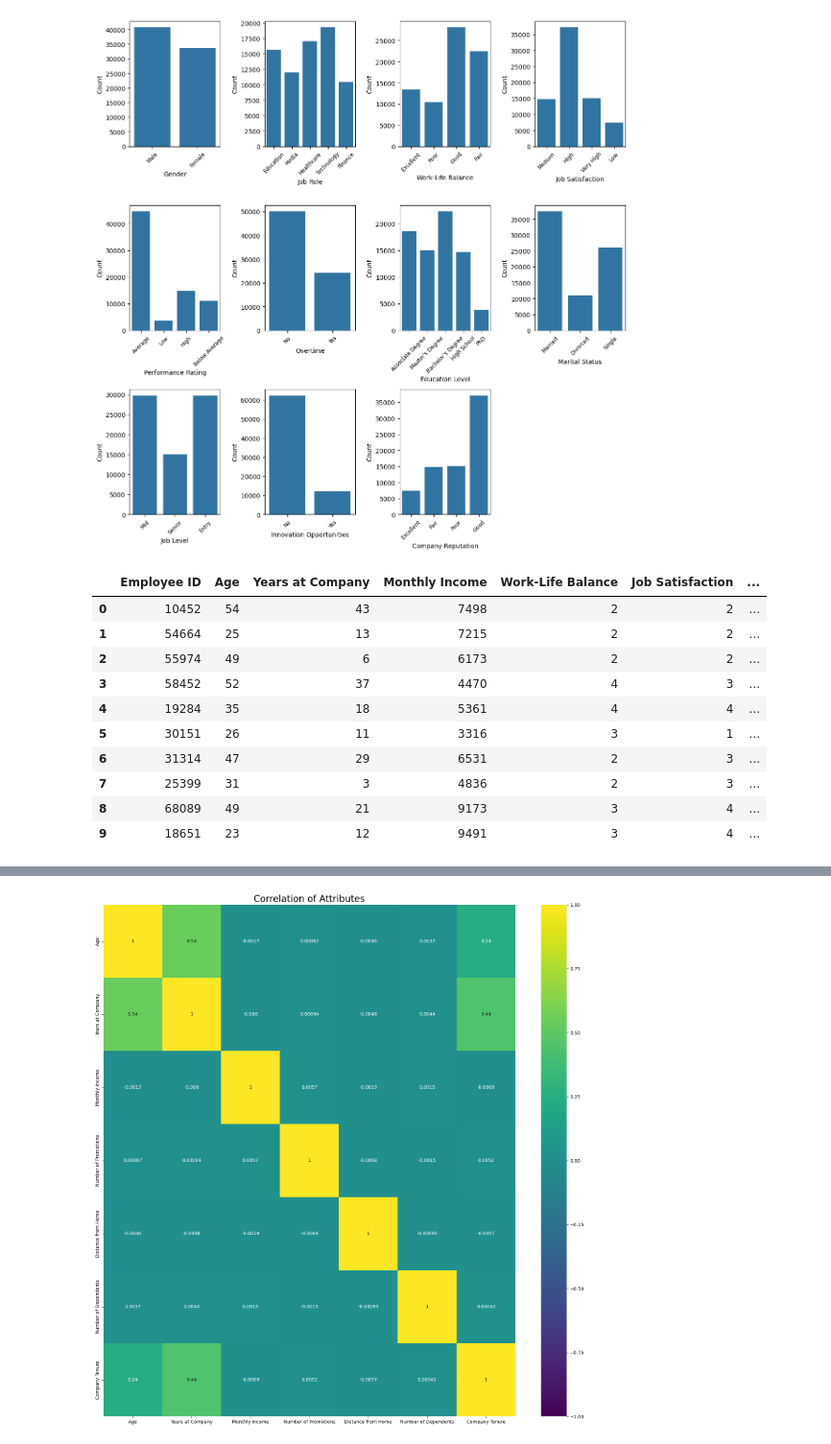
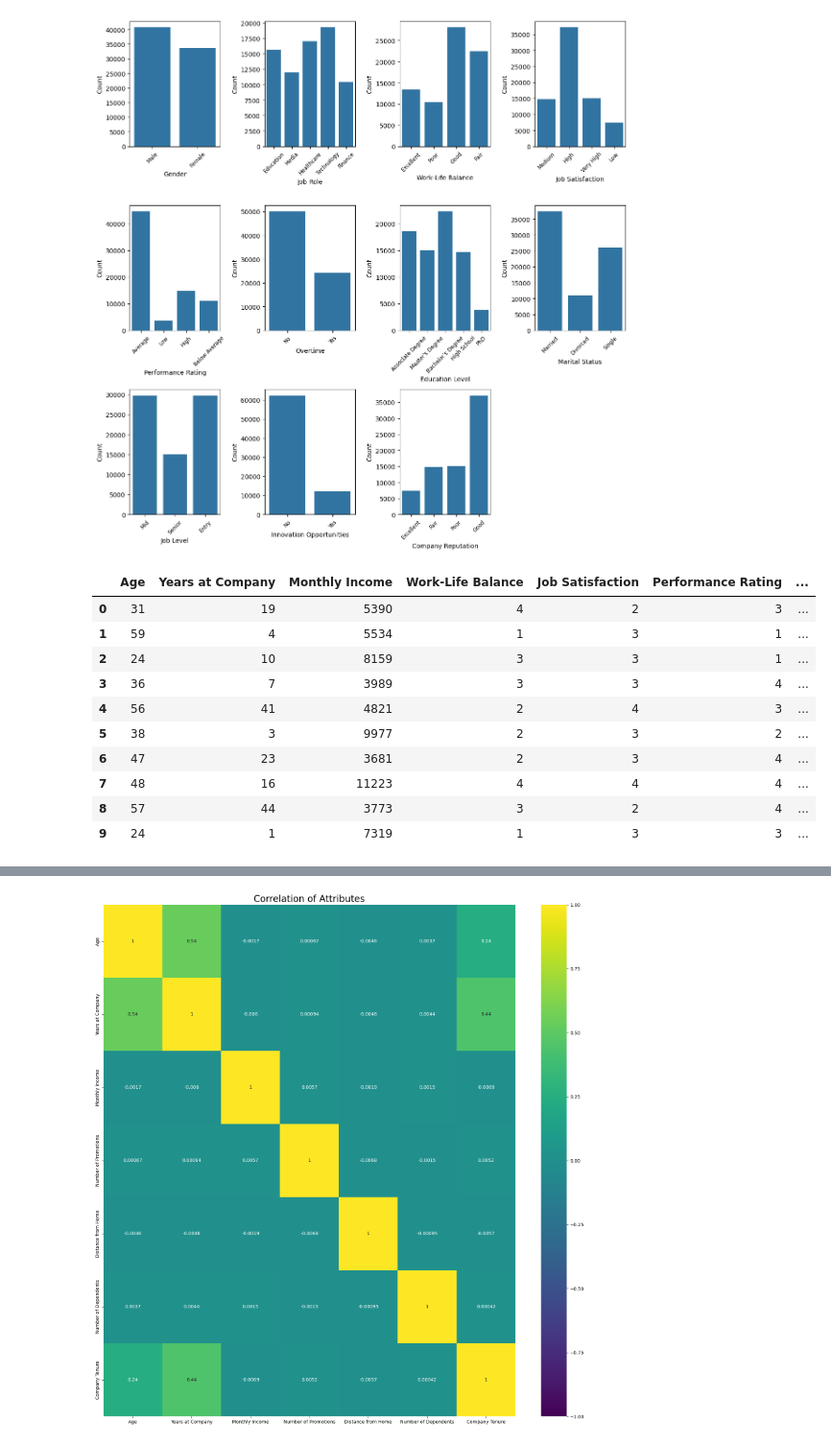
Before and after one commit to hansi-2000/HR-Project_ML, a Jupyter notebook: EMP_Attrition_rate.ipynb, the cells around one changed output, grey strips where cells are left out. Shown at 96% size. Drawn from its saved outputs; the diff is of its cells as text; code cells hidden in the pictures.

```diff
--- a/EMP_Attrition_rate.ipynb
+++ b/EMP_Attrition_rate.ipynb
@@ -163,9 +165,10 @@ ordinal_mappings = {
     'Performance Rating': {'Low': 1, 'Below Average': 2, 'Average': 3, 'High': 4},
     'Education Level': {'High School': 1, 'Associate Degree': 2, 'Bachelor’s Degree': 3, 'Master’s Degree': 4, 'PhD': 5},
     'Job Level': {'Entry': 1, 'Mid': 2, 'Senior': 3},
-    'Company Reputation': {'Very Poor': 0, 'Poor': 1, 'Good': 2, 'Excellent': 3},
+    'Company Reputation': {'Very Poor': 0, 'Poor': 1, 'Fair':2, 'Good': 3, 'Excellent': 4},
     'Employee Recognition': {'Very Low': 0, 'Low': 1, 'Medium': 2, 'High': 3}
 }
+
 
 for col, mapping in ordinal_mappings.items():
     train[col] = train[col].map(mapping)
@@ -173,24 +176,40 @@ for col, mapping in ordinal_mappings.items():
 # %%
 # print("Unique values in Gender column:", emp_data['Gender'].unique())
 binary_columns = ['Innovation Opportunities', 'Overtime', 'Attrition', 'Remote Work', 'Leadership Opportunities']
 
 binary_mapping = {'No': 0, 'Yes': 1, 'Stayed':1, 'Left':0}
 
 for col in binary_columns:
     train[col] = train[col].map(binary_mapping)
     test[col] = test[col].map(binary_mapping)
 
+df = pd.concat([train, test])
 
-train_df.head(10)
+df = df.drop("Employee ID", axis=1)
+df = df.drop("Gender", axis=1)
+df = df.drop("Job Role", axis=1)
+df = df.drop("Marital Status", axis=1)
+
+train = train.drop("Employee ID", axis=1)
+train = train.drop("Gender", axis=1)
+train = train.drop("Job Role", axis=1)
+train = train.drop("Marital Status", axis=1)
+
+test = test.drop("Employee ID", axis=1)
+test = test.drop("Gender", axis=1)
+test = test.drop("Job Role", axis=1)
+test = test.drop("Marital Status", axis=1)
+
+df.head(10)
 # %% [output]
-|  | Employee ID | Age | Years at Company | Monthly Income | Work-Life Balance | Job Satisfaction | ... |
-| 0 | 10452 | 54 | 43 | 7498 | 2 | 2 | ... |
-| 1 | 54664 | 25 | 13 | 7215 | 2 | 2 | ... |
-| 2 | 55974 | 49 | 6 | 6173 | 2 | 2 | ... |
-| 3 | 58452 | 52 | 37 | 4470 | 4 | 3 | ... |
-| 4 | 19284 | 35 | 18 | 5361 | 4 | 4 | ... |
-| 5 | 30151 | 26 | 11 | 3316 | 3 | 1 | ... |
-| 6 | 31314 | 47 | 29 | 6531 | 2 | 3 | ... |
-| 7 | 25399 | 31 | 3 | 4836 | 2 | 3 | ... |
-| 8 | 68089 | 49 | 21 | 9173 | 3 | 4 | ... |
-| 9 | 18651 | 23 | 12 | 9491 | 3 | 4 | ... |
+|  | Age | Years at Company | Monthly Income | Work-Life Balance | Job Satisfaction | Performance Rating | ... |
+| 0 | 31 | 19 | 5390 | 4 | 2 | 3 | ... |
+| 1 | 59 | 4 | 5534 | 1 | 3 | 1 | ... |
+| 2 | 24 | 10 | 8159 | 3 | 3 | 1 | ... |
+| 3 | 36 | 7 | 3989 | 3 | 3 | 4 | ... |
+| 4 | 56 | 41 | 4821 | 2 | 4 | 3 | ... |
+| 5 | 38 | 3 | 9977 | 2 | 3 | 2 | ... |
+| 6 | 47 | 23 | 3681 | 2 | 3 | 4 | ... |
+| 7 | 48 | 16 | 11223 | 4 | 4 | 4 | ... |
+| 8 | 57 | 44 | 3773 | 3 | 2 | 4 | ... |
+| 9 | 24 | 1 | 7319 | 1 | 3 | 3 | ... |
```
Also changed, not shown: parts of 11 cells of this notebook.
